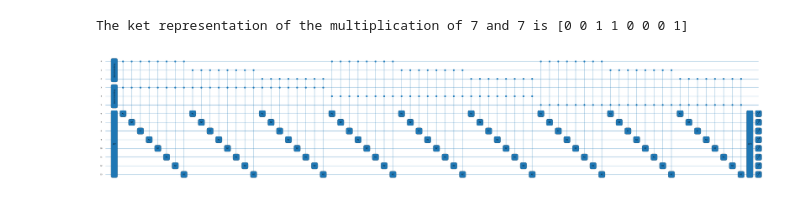
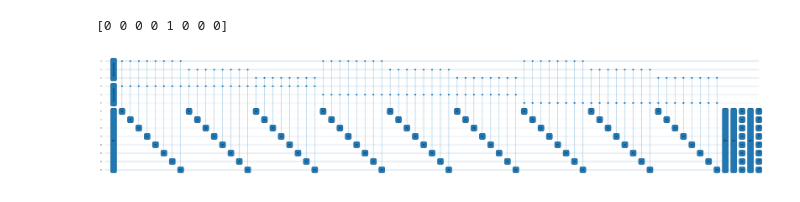
Before and after one commit to natanil-m/Quantum-Global-Optimum-Finder, a Jupyter notebook: Global Optimum/Boilerplates/F(x1*x2+a).ipynb, the cells around one changed output. Saved outputs shown, nothing was run; the diff lists cells and outputs as text; code cells hidden in the pictures.

```diff
--- a/Global Optimum/Boilerplates/F(x1*x2+a).ipynb
+++ b/Global Optimum/Boilerplates/F(x1*x2+a).ipynb
@@ -12,3 +11,9 @@ dev = qml.device("default.qubit", wires=n_wires, shots=1)
 def add_k_fourier(k, wires):
     for j in range(len(wires)):
         qml.RZ(k * np.pi / (2**j), wires=wires[j])
+# %%
+def add_k(k, wires):
+    qml.QFT(wires=wires)
+    for j in range(len(wires)):
+        qml.RZ(k * np.pi / (2**j), wires=wires[j])
+    qml.adjoint(qml.QFT)(wires=wires)
@@ -23,36 +43,36 @@ n_wires = len(dev.wires)
 # %%
 def multiplication(wires_m, wires_k, wires_solution):
     # prepare sol-qubits to counting
     qml.QFT(wires=wires_solution)
 
     # add m to the counter
     for i in range(len(wires_k)):
         for j in range(len(wires_m)):
             coeff = 2 ** (len(wires_m) + len(wires_k) - i - j - 2)
             qml.ctrl(add_k_fourier, control=[wires_k[i], wires_m[j]])(coeff, wires_solution)
 
     # return to computational basis
     qml.adjoint(qml.QFT)(wires=wires_solution)
 
 @qml.qnode(dev)
 def circuit(m, k,a):
     # m and k codification
     qml.BasisEmbedding(m, wires=wires_m)
     qml.BasisEmbedding(k, wires=wires_k)
 
     # Apply circuittiplication
     multiplication(wires_m, wires_k, wires_solution)
-    add_k_fourier(a,wires=wires_solution)
+    add_k(a,wires=wires_solution)
 
 
     return qml.sample(wires=wires_solution)
 
-res = circuit(7,7)
+res = circuit(2,3,2)
 
-print(f"The ket representation of the circuittiplication of 7 and 7 is {res}")
+print(res)
 
-qml.draw_mpl(circuit, show_all_wires=True)(-1, -1)
+qml.draw_mpl(circuit, show_all_wires=True)(4, 4,1)
 plt.show()
 # %% [output]
-The ket representation of the multiplication of 7 and 7 is [0 0 1 1 0 0 0 1]
+[0 0 0 0 1 0 0 0]
-[figure, old version]
+[figure, new version]
```
Also changed, not shown: parts of 3 cells of this notebook.
